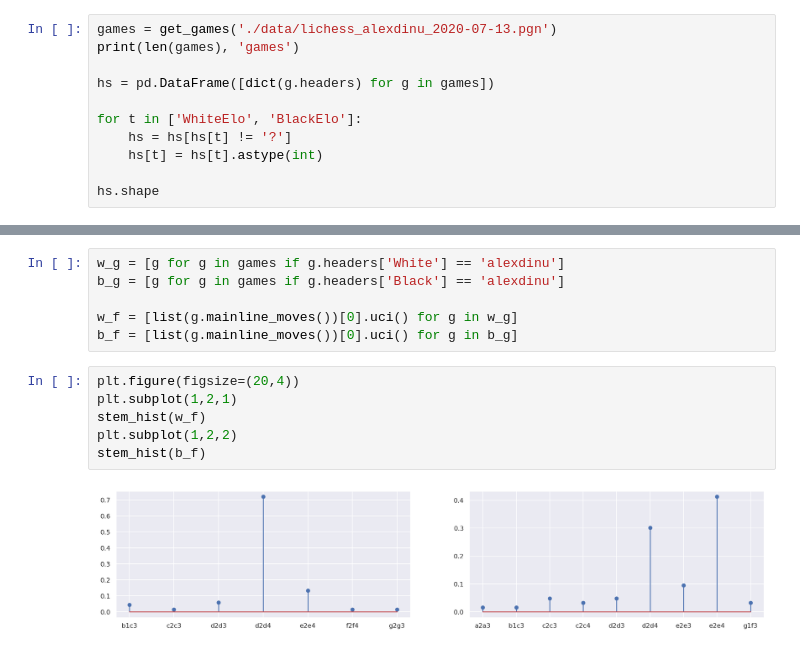
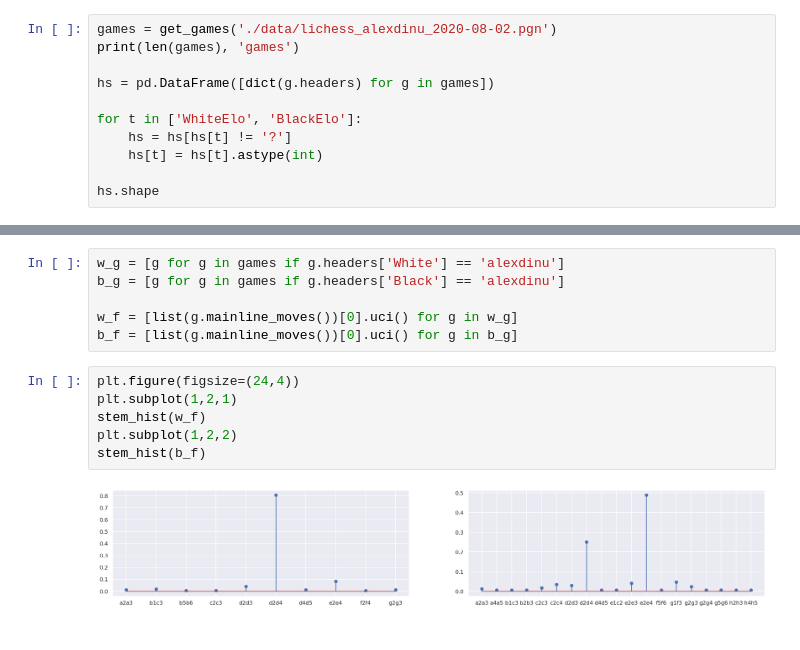
Before and after one commit to alexandru-dinu/chess, a Jupyter notebook: own.ipynb, the cells around one changed output, grey strips where cells are left out. Cells and saved outputs as stored; diff of their text form.

Commit message:
Add more own games.

```diff
--- a/own.ipynb
+++ b/own.ipynb
@@ -8,7 +8,7 @@ from utils import stem_hist, get_games
 %config InlineBackend.figure_format = 'retina'
 sns.set()
 # %%
-games = get_games('./data/lichess_alexdinu_2020-07-13.pgn')
+games = get_games('./data/lichess_alexdinu_2020-08-02.pgn')
 print(len(games), 'games')
 
 hs = pd.DataFrame([dict(g.headers) for g in games])
@@ -52,10 +56,10 @@ b_g = [g for g in games if g.headers['Black'] == 'alexdinu']
 w_f = [list(g.mainline_moves())[0].uci() for g in w_g]
 b_f = [list(g.mainline_moves())[0].uci() for g in b_g]
 # %%
-plt.figure(figsize=(20,4))
+plt.figure(figsize=(24,4))
 plt.subplot(1,2,1)
 stem_hist(w_f)
 plt.subplot(1,2,2)
 stem_hist(b_f)
 # %% [output]
-[figure, old version]
+[figure, new version]
```
Also changed, not shown: parts of 3 cells of this notebook.
